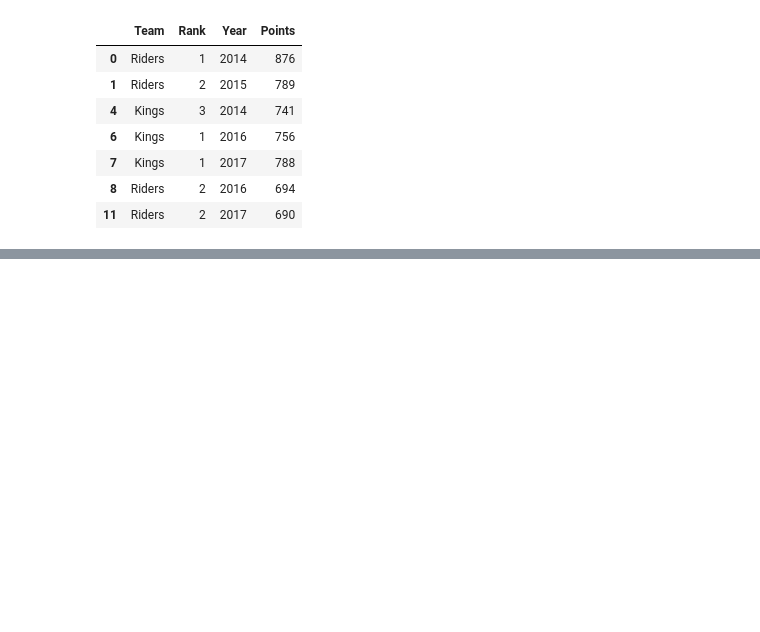
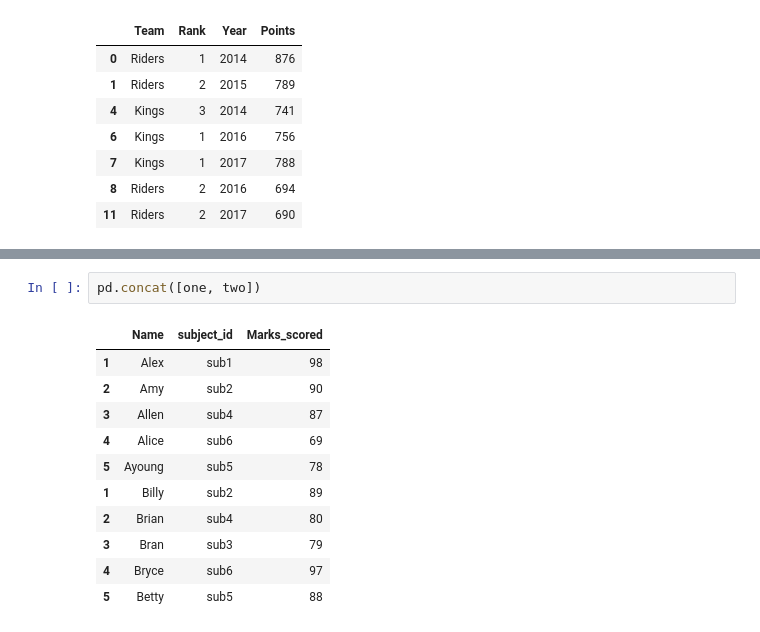
Before and after one commit to karenacorn99/data-science-cheatcheets, a Jupyter notebook: pandas.ipynb, the cells around one changed output, grey strips where cells are left out. Saved outputs shown, nothing was run; the diff lists cells and outputs as text; blank space fills up the shorter version.

```diff
--- a/pandas.ipynb
+++ b/pandas.ipynb
@@ -1676,0 +1804,14 @@ df.groupby('Team').filter(lambda x : len(x) >= 3)
+# %%
+pd.concat([one, two])
+# %% [output]
+|  | Name | subject_id | Marks_scored |
+| 1 | Alex | sub1 | 98 |
+| 2 | Amy | sub2 | 90 |
+| 3 | Allen | sub4 | 87 |
+| 4 | Alice | sub6 | 69 |
+| 5 | Ayoung | sub5 | 78 |
+| 1 | Billy | sub2 | 89 |
+| 2 | Brian | sub4 | 80 |
+| 3 | Bran | sub3 | 79 |
+| 4 | Bryce | sub6 | 97 |
+| 5 | Betty | sub5 | 88 |
```
Also changed, not shown: parts of 32 cells of this notebook.
